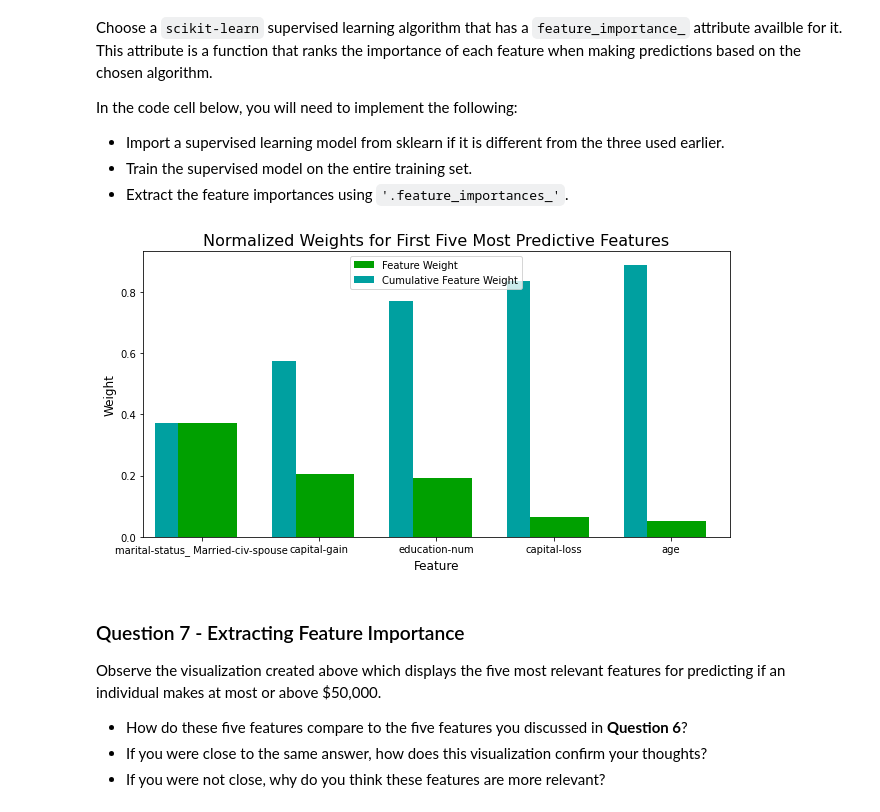
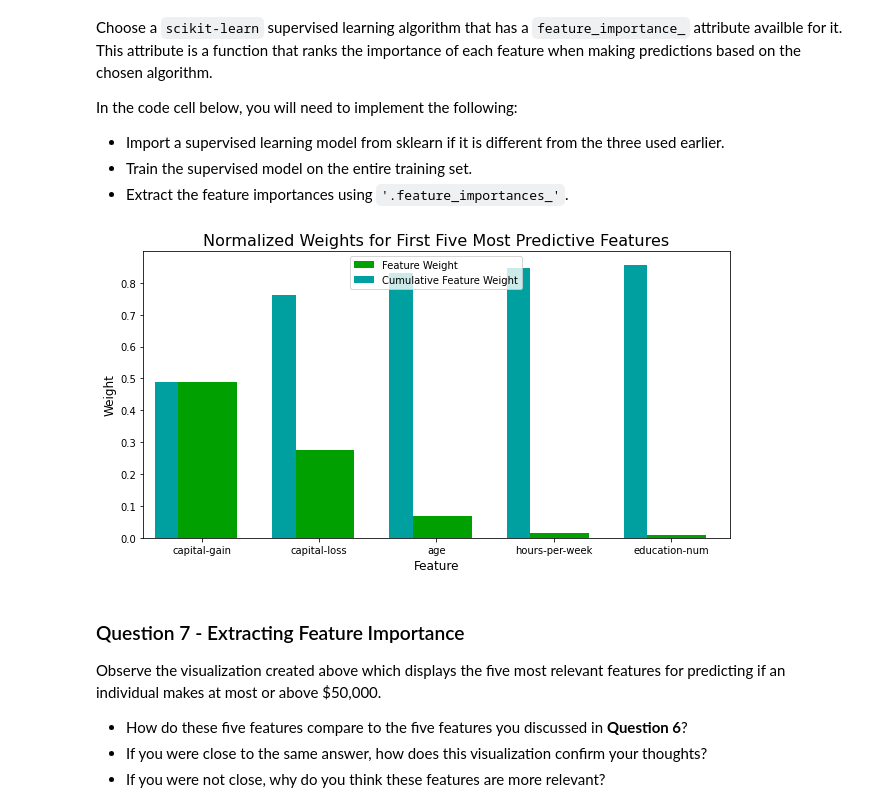
Before and after one commit to udacity/DSND_Term1, a Jupyter notebook: projects/p1_charityml/finding_donors.ipynb, the cells around one changed output. Drawn from its saved outputs; the diff is of its cells as text; code cells hidden in the pictures.

```diff
--- a/projects/p1_charityml/finding_donors.ipynb
+++ b/projects/p1_charityml/finding_donors.ipynb
@@ -378,21 +375,13 @@ In the code cell, you will need to implement the following:
 from sklearn.ensemble import AdaBoostClassifier
 from sklearn.tree import DecisionTreeClassifier
 from sklearn.svm import SVC
-from sklearn.ensemble import AdaBoostClassifier, BaggingClassifier, GradientBoostingClassifier, RandomForestClassifier
-from sklearn.naive_bayes import GaussianNB
-from sklearn.linear_model import LogisticRegression, SGDClassifier
-
+from sklearn.ensemble import AdaBoostClassifier
 
 # TODO: Initialize the three models
+
 clf_A = DecisionTreeClassifier(random_state=24)
-#clf_A= SGDClassifier(random_state=24)
-
-#clf_B = AdaBoostClassifier(random_state=24)
-
-clf_B=  GradientBoostingClassifier(random_state=24)
+clf_B = AdaBoostClassifier(random_state=24)
 clf_C = SVC(random_state=24)
-#clf_C = RandomForestClassifier(random_state=24)
-
 
 # TODO: Calculate the number of samples for 1%, 10%, and 100% of the training data
 # HINT: samples_100 is the entire training set i.e. len(y_train)
@@ -563,17 +598,17 @@ In the code cell below, you will need to implement the following:
 # %%
 # TODO: Import a supervised learning model that has 'feature_importances_'
 
 
 # TODO: Train the supervised model on the training set using .fit(X_train, y_train)
-model = GradientBoostingClassifier(learning_rate=0.05,n_estimators=200,max_depth=5).fit(X_train,y_train)
+model = AdaBoostClassifier(n_estimators=500,learning_rate=1).fit(X_train,y_train)
 
 # TODO: Extract the feature importances using .feature_importances_
 importances = model.feature_importances_
 
 # Plot
 vs.feature_plot(importances, X_train, y_train)
 # %% [output]
-[figure, old version]
+[figure, new version]
 # %% [markdown]
 ### Question 7 - Extracting Feature Importance
 
```
Also changed, not shown: parts of 21 cells of this notebook, 2 other files.
